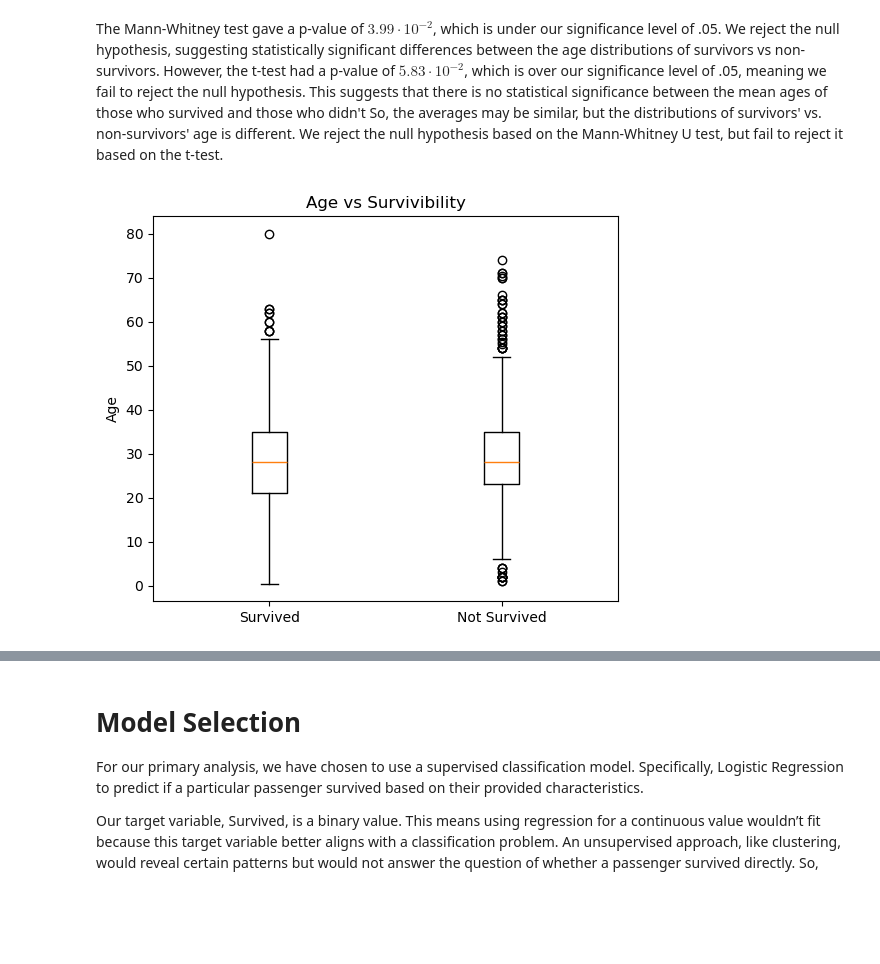
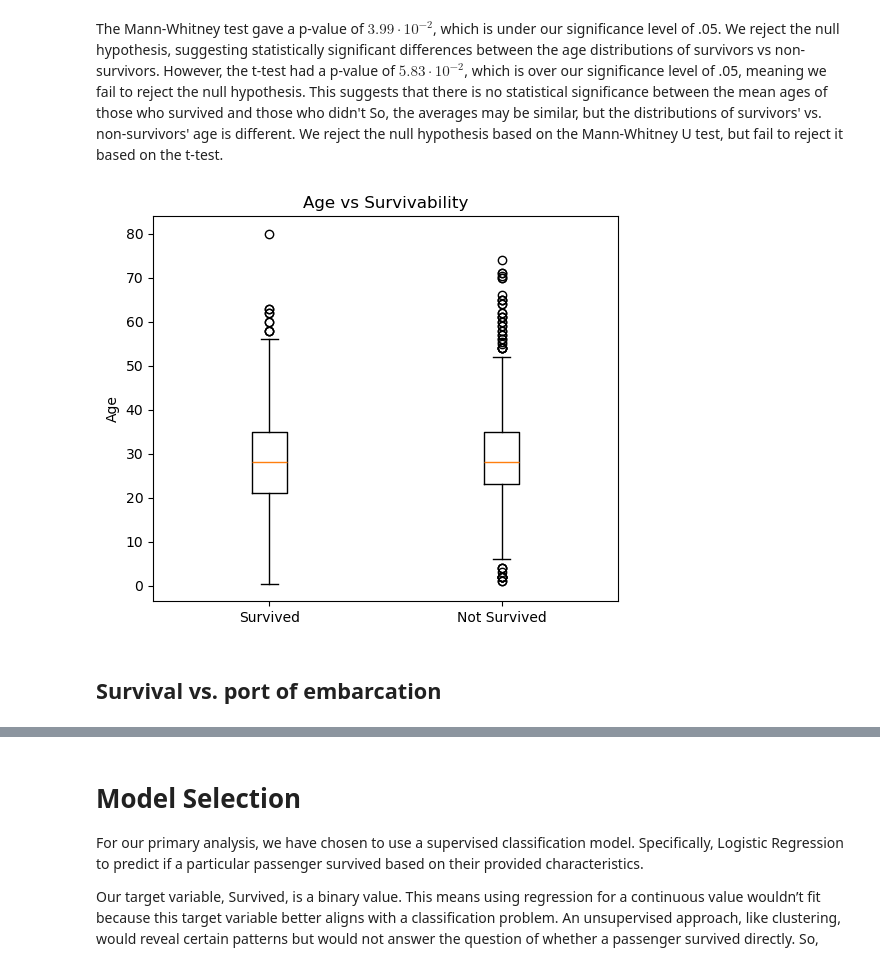
Before and after one commit to zingodev/CMSC320_HW1_sec0201_Git, a Jupyter notebook: project.ipynb, the cells around one changed output, grey strips where cells are left out. Cells and saved outputs as stored; diff of their text form; code cells hidden in the pictures; blank space fills up the shorter version.

```diff
--- a/project.ipynb
+++ b/project.ipynb
@@ -30,6 +41,11 @@ Together, these questions form a comprehensive exploration into the Titanic data
 # %%
-import kagglehub
+import numpy as np
 import pandas as pd
 import matplotlib.pyplot as plt
 import scipy.stats as stats
 from statsmodels.stats.proportion import proportions_ztest
+titanic_df = pd.read_csv("Titanic-Dataset.csv")
+print("Dataframe:")
+display(titanic_df)
+print("Info:")
+display(titanic_df.info())
@@ -238,0 +231,10 @@ plt.show()
+# %%
+# Convert sex to ints
+def str_to_int(val):
+    if val == 'male':
+        return 0
+    elif val == 'female':
+        return 1
+    else:
+        return None
+titanic_df['Sex'] = titanic_df['Sex'].apply(str_to_int)
@@ -327,0 +334,3 @@ From the contingency table, we see that there is a statistically significant rel
+# %%
+# Fill MCAR with single imputing (median)
+titanic_df['Age'] = pd.to_numeric(titanic_df['Age'], errors='coerce').fillna(titanic_df['Age'].median())
@@ -328,6 +339,6 @@ From the contingency table, we see that there is a statistically significant rel
 # %%
-age_survived = df[df["Survived"] == 1]["Age"]
-age_not_survived = df[df["Survived"] == 0]["Age"]
+age_survived = titanic_df[titanic_df["Survived"] == 1]["Age"]
+age_not_survived = titanic_df[titanic_df["Survived"] == 0]["Age"]
 # displaying summary statistics for both group
 print("----- Survived ----- ")
 print(age_survived.describe())
@@ -372,8 +383,10 @@ So, the averages may be similar, but the distributions of survivors' vs. non-sur
 # %%
 plt.figure(figsize=(6, 5))
 plt.boxplot([age_survived, age_not_survived], tick_labels = ['Survived', 'Not Survived'])
-plt.title("Age vs Survivibility")
+plt.title("Age vs Survivability")
 plt.ylabel("Age")
 plt.show()
 # %% [output]
-[figure, old version]
+[figure, new version]
+# %% [markdown]
+## Survival vs. port of embarcation
```
Also changed, not shown: parts of 45 cells of this notebook.
